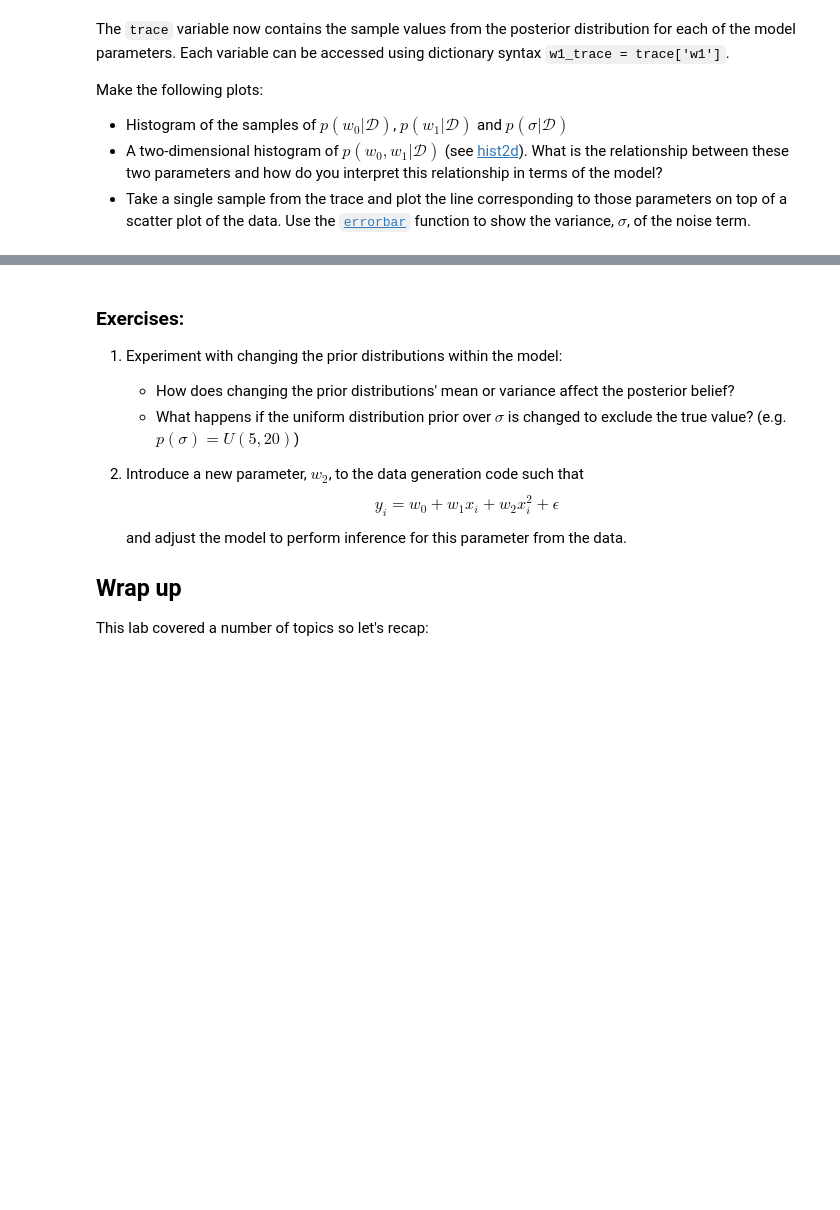
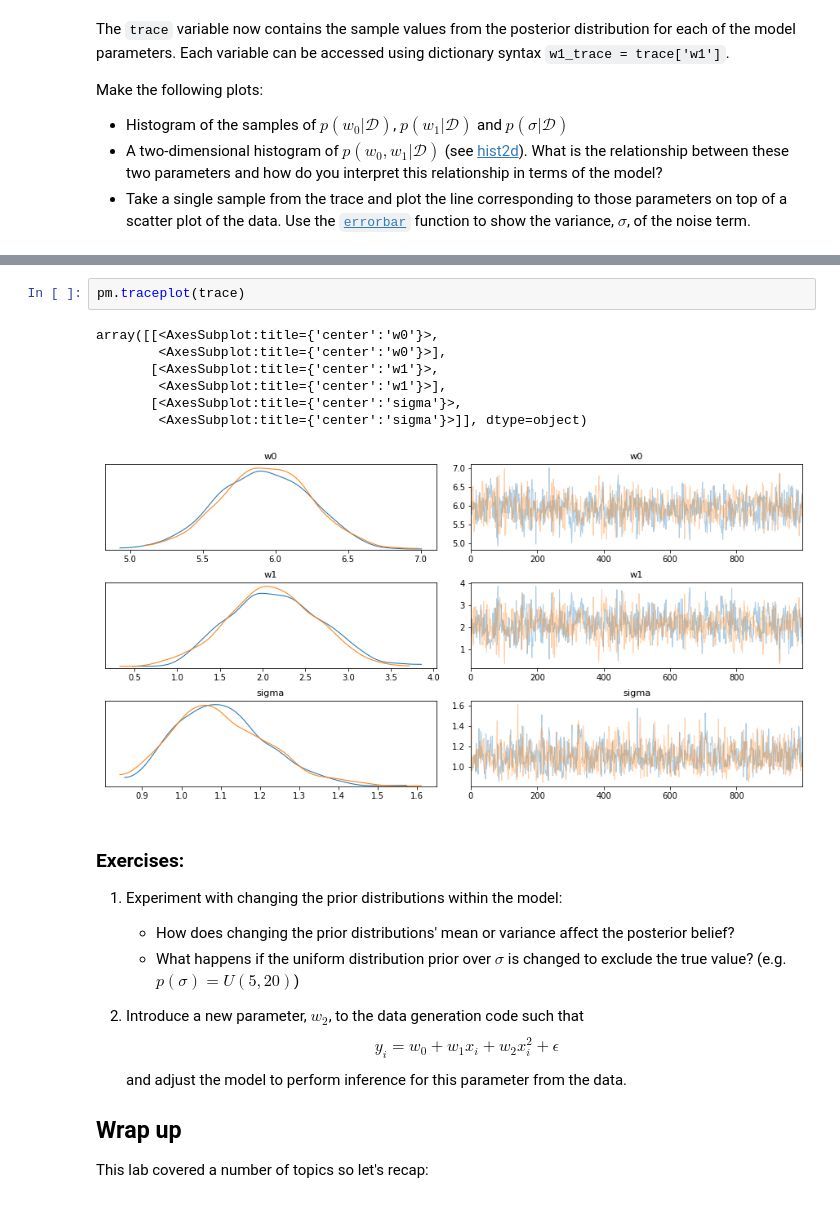
Before and after one commit to kaihulme/machine-learning, a Jupyter notebook: 03_bayesian_networks_mcmc/lab3-Bayesian_Networks_MCMC_PyMC3.ipynb, the cells around one changed output, grey strips where cells are left out. Saved outputs shown, nothing was run; the diff lists cells and outputs as text; blank space fills up the shorter version.

```diff
--- a/03_bayesian_networks_mcmc/lab3-Bayesian_Networks_MCMC_PyMC3.ipynb
+++ b/03_bayesian_networks_mcmc/lab3-Bayesian_Networks_MCMC_PyMC3.ipynb
@@ -279,3 +310,13 @@ Make the following plots:
+# %%
+pm.traceplot(trace)
+# %% [output]
+array([[<AxesSubplot:title={'center':'w0'}>,
+        <AxesSubplot:title={'center':'w0'}>],
+       [<AxesSubplot:title={'center':'w1'}>,
+        <AxesSubplot:title={'center':'w1'}>],
+       [<AxesSubplot:title={'center':'sigma'}>,
+        <AxesSubplot:title={'center':'sigma'}>]], dtype=object)
+[figure, added]
 # %% [markdown]
 ### Exercises:
 1. Experiment with changing the prior distributions within the model:
```
Also changed, not shown: parts of 10 cells of this notebook.
